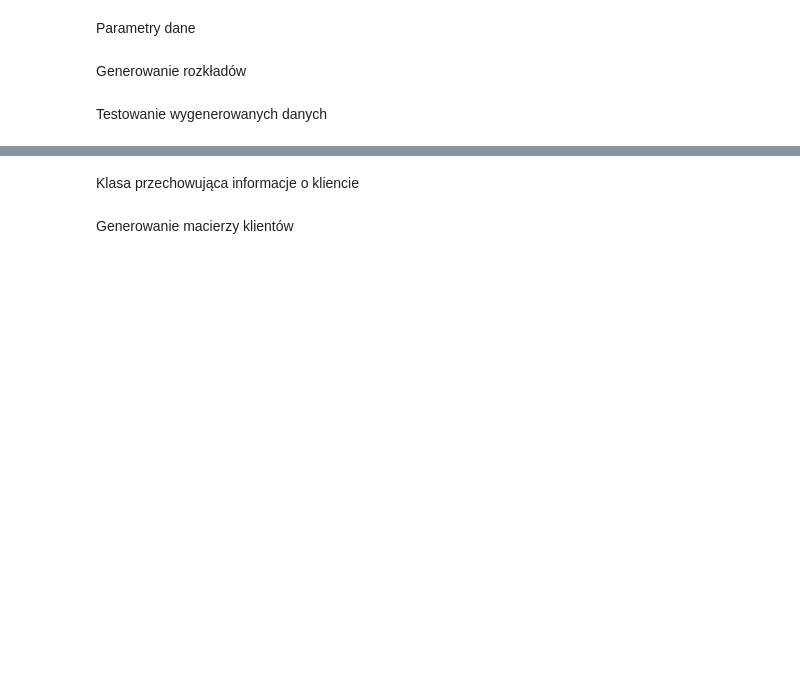
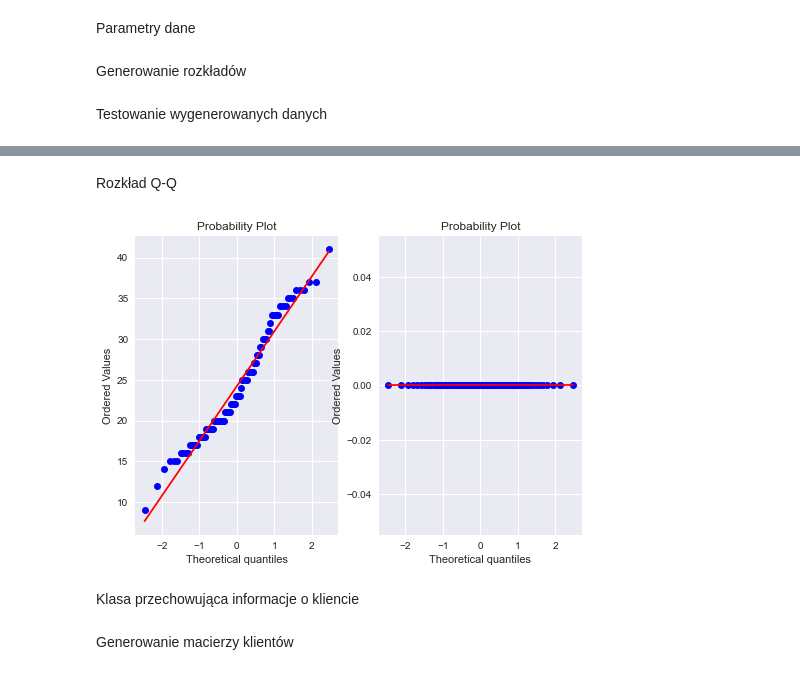
Before and after one commit to PrzemQQ/SK_project, a Jupyter notebook: jupyter_main.ipynb, the cells around one changed output, grey strips where cells are left out. Drawn from its saved outputs; the diff is of its cells as text; code cells hidden in the pictures; blank space fills up the shorter version.

Commit message:
add q-q plot of gamma dist

```diff
--- a/jupyter_main.ipynb
+++ b/jupyter_main.ipynb
@@ -135,3 +137,16 @@ NormaltestResult(statistic=11.902791834185415, pvalue=0.002602205518757314)
+# %% [markdown]
+Rozkład Q-Q
+# %%
+data_points = np.random.gamma(15,1.75,100)
+fig = plt.figure()
+plt.subplot(1,2,1)
+stats.probplot(clients_per_day_int, dist="norm", plot=py)
+
+plt.subplot(1,2,2)
+stats.probplot(data_points, dist="norm", plot=py)
+py.show()
+# %% [output]
+[figure, added]
 # %% [markdown]
 Klasa przechowująca informacje o kliencie
 # %%
```
Also changed, not shown: parts of 5 cells of this notebook, 1 other file.
